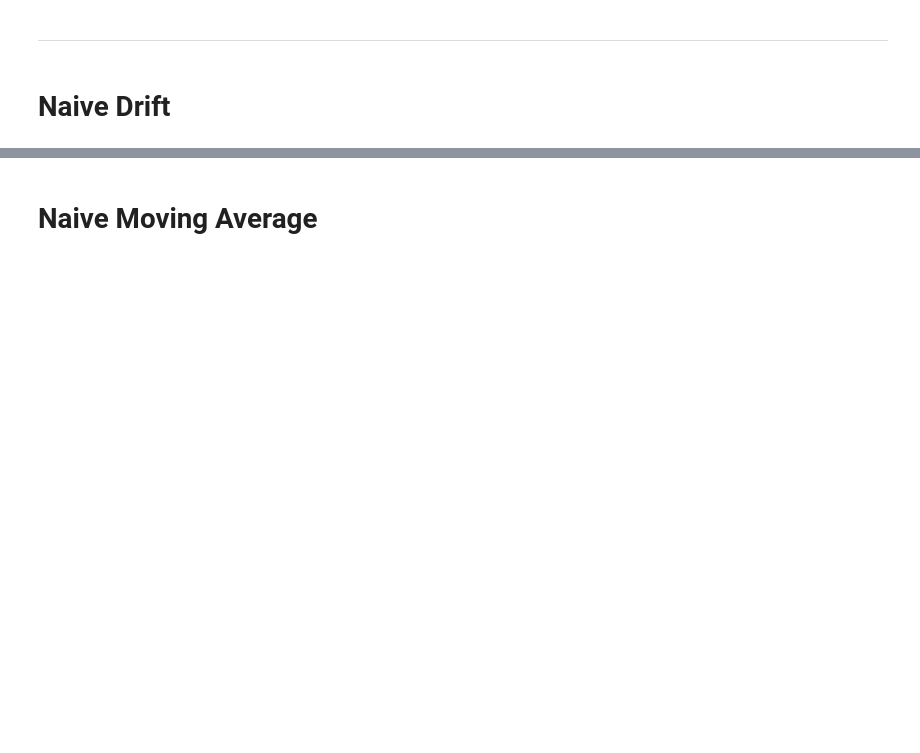
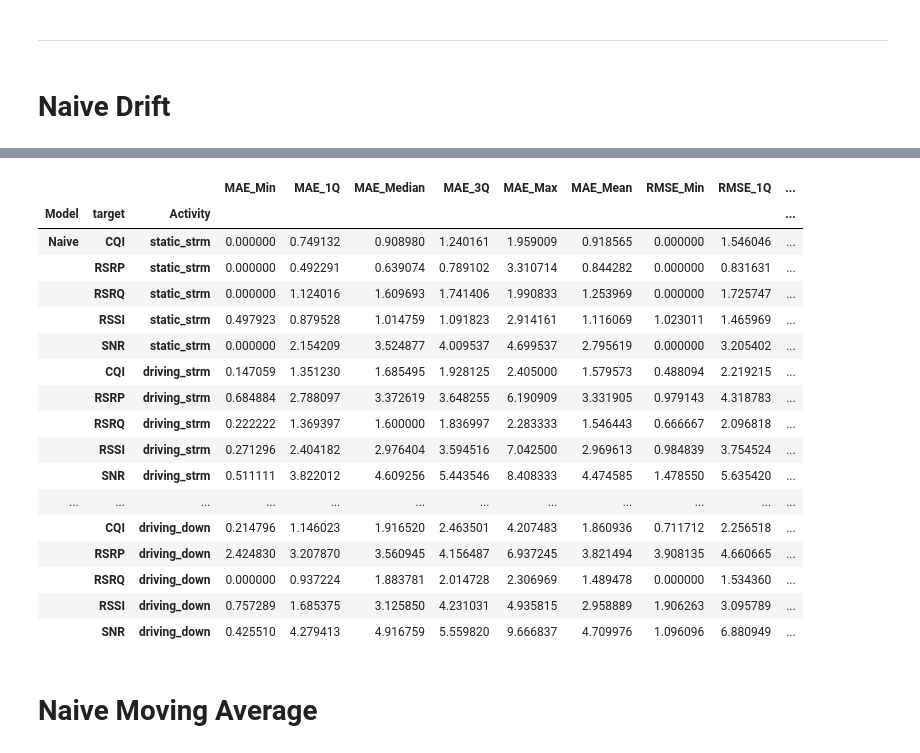
Before and after one commit to ejs94/5g-forecasting, a Jupyter notebook: notebooks/3_0_forecast_stats_uni.ipynb, the cells around one changed output, grey strips where cells are left out. Drawn from its saved outputs; the diff is of its cells as text; code cells hidden in the pictures; blank space fills up the shorter version.

```diff
--- a/notebooks/3_0_forecast_stats_uni.ipynb
+++ b/notebooks/3_0_forecast_stats_uni.ipynb
@@ -227,6 +365,16 @@ collect_univariate_metrics(
 # %%
 # Driving Streaming
-output_file = f"{model_name}_uni_driving_strm.csv"
-collect_univariate_metrics(
+
+activity = "driving_strm"
+output_file = f"uni_{model_name}_{activity}.gzip"
+
+
+result = collect_univariate_metrics(
     list_driving_strm, model_name, naive_drift_model, output_file, K, H
 )
+
+metrics = compare_series_metrics(result)
+stats = calculate_grouped_statistics(metrics)
+stats["Activity"] = activity
+all_stats.append(stats)
+display(stats)
@@ -233,6 +390,16 @@ collect_univariate_metrics(
 # %%
 # Static Downloading
-output_file = f"{model_name}_uni_static_down.csv"
-collect_univariate_metrics(
+
+activity = "static_down"
+output_file = f"uni_{model_name}_{activity}.gzip"
+
+
+result = collect_univariate_metrics(
     list_static_down, model_name, naive_drift_model, output_file, K, H
 )
+
+metrics = compare_series_metrics(result)
+stats = calculate_grouped_statistics(metrics)
+stats["Activity"] = activity
+all_stats.append(stats)
+display(stats)
@@ -239,6 +415,16 @@ collect_univariate_metrics(
 # %%
 # Driving Downloading
-output_file = f"{model_name}_uni_driving_down.csv"
-collect_univariate_metrics(
+
+activity = "driving_down"
+output_file = f"uni_{model_name}_{activity}.gzip"
+
+
+result = collect_univariate_metrics(
     list_driving_down, model_name, naive_drift_model, output_file, K, H
 )
+
+metrics = compare_series_metrics(result)
+stats = calculate_grouped_statistics(metrics)
+stats["Activity"] = activity
+all_stats.append(stats)
+display(stats)
@@ -245,3 +440,24 @@ collect_univariate_metrics(
+# %%
+pd.concat(all_stats).reset_index().set_index(["Model", "target", "Activity"])
+# %% [output]
+|  |  |  | MAE_Min | MAE_1Q | MAE_Median | MAE_3Q | MAE_Max | MAE_Mean | RMSE_Min | RMSE_1Q | ... |
+| Model | target | Activity |  |  |  |  |  |  |  |  | ... |
+| Naive | CQI | static_strm | 0.000000 | 0.749132 | 0.908980 | 1.240161 | 1.959009 | 0.918565 | 0.000000 | 1.546046 | ... |
+|  | RSRP | static_strm | 0.000000 | 0.492291 | 0.639074 | 0.789102 | 3.310714 | 0.844282 | 0.000000 | 0.831631 | ... |
+|  | RSRQ | static_strm | 0.000000 | 1.124016 | 1.609693 | 1.741406 | 1.990833 | 1.253969 | 0.000000 | 1.725747 | ... |
+|  | RSSI | static_strm | 0.497923 | 0.879528 | 1.014759 | 1.091823 | 2.914161 | 1.116069 | 1.023011 | 1.465969 | ... |
+|  | SNR | static_strm | 0.000000 | 2.154209 | 3.524877 | 4.009537 | 4.699537 | 2.795619 | 0.000000 | 3.205402 | ... |
+|  | CQI | driving_strm | 0.147059 | 1.351230 | 1.685495 | 1.928125 | 2.405000 | 1.579573 | 0.488094 | 2.219215 | ... |
+|  | RSRP | driving_strm | 0.684884 | 2.788097 | 3.372619 | 3.648255 | 6.190909 | 3.331905 | 0.979143 | 4.318783 | ... |
+|  | RSRQ | driving_strm | 0.222222 | 1.369397 | 1.600000 | 1.836997 | 2.283333 | 1.546443 | 0.666667 | 2.096818 | ... |
+|  | RSSI | driving_strm | 0.271296 | 2.404182 | 2.976404 | 3.594516 | 7.042500 | 2.969613 | 0.984839 | 3.754524 | ... |
+|  | SNR | driving_strm | 0.511111 | 3.822012 | 4.609256 | 5.443546 | 8.408333 | 4.474585 | 1.478550 | 5.635420 | ... |
+| ... | ... | ... | ... | ... | ... | ... | ... | ... | ... | ... | ... |
+|  | CQI | driving_down | 0.214796 | 1.146023 | 1.916520 | 2.463501 | 4.207483 | 1.860936 | 0.711712 | 2.256518 | ... |
+|  | RSRP | driving_down | 2.424830 | 3.207870 | 3.560945 | 4.156487 | 6.937245 | 3.821494 | 3.908135 | 4.660665 | ... |
+|  | RSRQ | driving_down | 0.000000 | 0.937224 | 1.883781 | 2.014728 | 2.306969 | 1.489478 | 0.000000 | 1.534360 | ... |
+|  | RSSI | driving_down | 0.757289 | 1.685375 | 3.125850 | 4.231031 | 4.935815 | 2.958889 | 1.906263 | 3.095789 | ... |
+|  | SNR | driving_down | 0.425510 | 4.279413 | 4.916759 | 5.559820 | 9.666837 | 4.709976 | 1.096096 | 6.880949 | ... |
 # %% [markdown]
 # Naive Moving Average
 # %%
```
Also changed, not shown: parts of 89 cells of this notebook, 6 other files.
